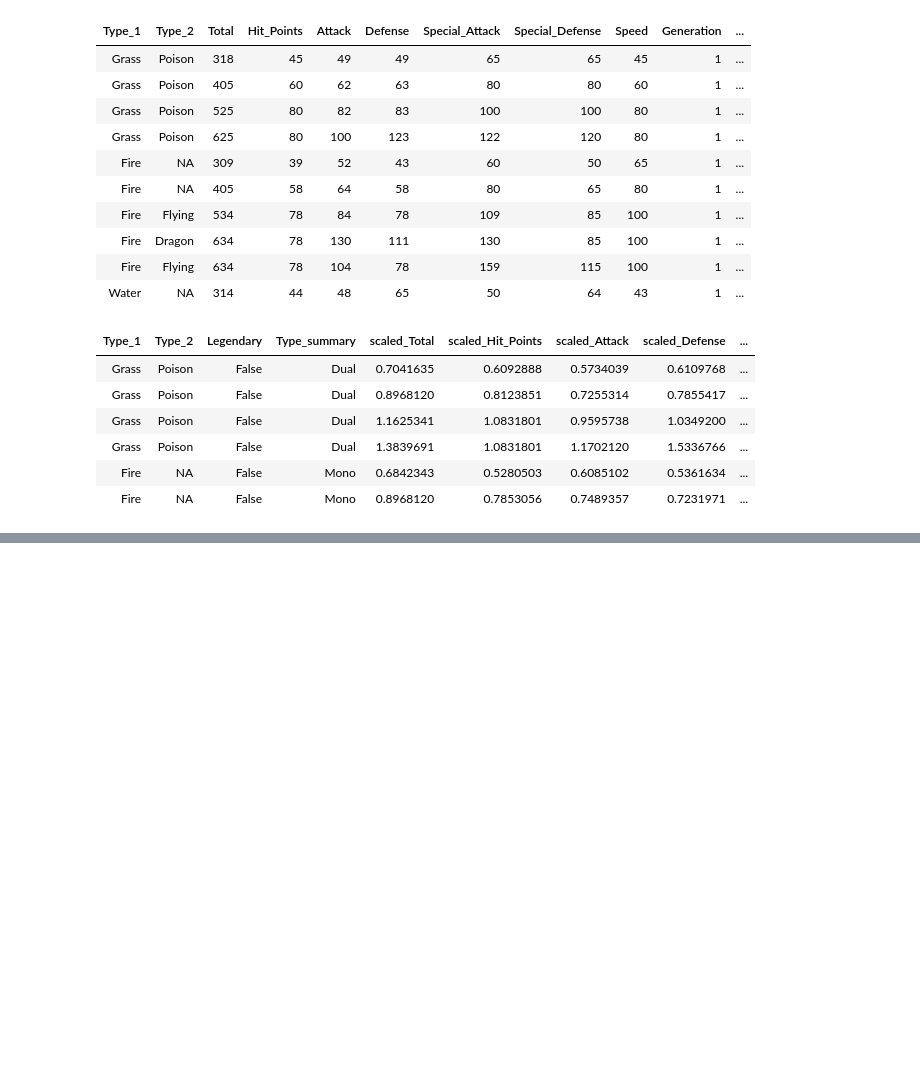
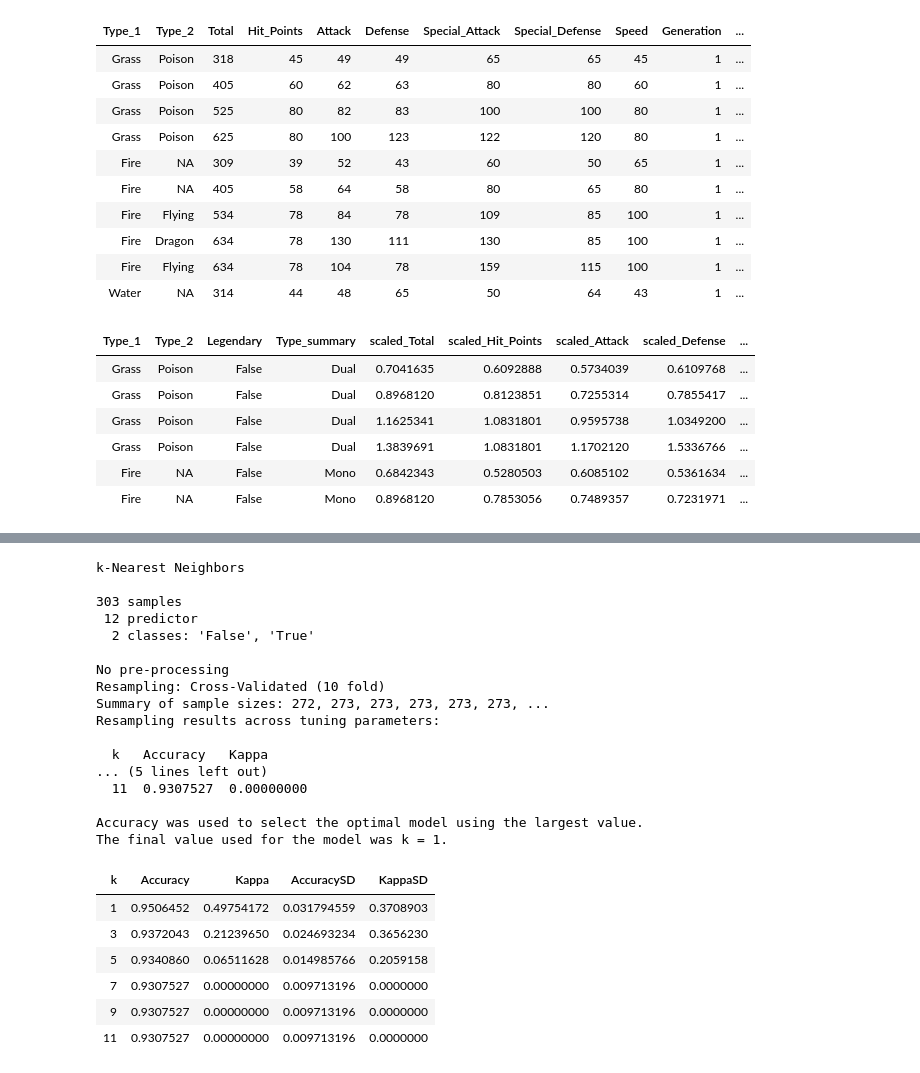
Before and after one commit to Towelat/DSCI--group-7, a Jupyter notebook: group_7_project.ipynb, the cells around one changed output, grey strips where cells are left out. Drawn from its saved outputs; the diff is of its cells as text; code cells hidden in the pictures; blank space fills up the shorter version.

```diff
--- a/group_7_project.ipynb
+++ b/group_7_project.ipynb
@@ -272,0 +306,41 @@ The final value used for the model was k = 10.
+# %%
+Y_status <- training_set %>% select(Legendary) %>% unlist()
+X_attributes <- training_set %>% select(scaled_Hit_Points, scaled_Attack, scaled_Defense,
+                                        scaled_Special_Attack, scaled_Special_Defense,
+                                        scaled_Speed, scaled_Gen_1, scaled_Gen_2, scaled_Gen_3,
+                                        scaled_Gen_4, scaled_Gen_5, scaled_Gen_6) %>% data.frame()
+
+k <- c(1,3,5,7,9,11)
+ks <- data.frame(k)
+
+train_control <- trainControl(method = "cv", number = 10)
+choose_k <- train(x = X_attributes, y = Y_status, method = 'knn', tuneGrid = ks, trControl = train_control)
+choose_k
+
+k_accuracies <- choose_k$results
+k_accuracies
+# %% [output]
+k-Nearest Neighbors
+
+303 samples
+ 12 predictor
+  2 classes: 'False', 'True'
+
+No pre-processing
+Resampling: Cross-Validated (10 fold)
+Summary of sample sizes: 272, 273, 273, 273, 273, 273, ...
+Resampling results across tuning parameters:
+
+  k   Accuracy   Kappa
+... (5 lines left out)
+  11  0.9307527  0.00000000
+
+Accuracy was used to select the optimal model using the largest value.
+The final value used for the model was k = 1.
+| k | Accuracy | Kappa | AccuracySD | KappaSD |
+| 1 | 0.9506452 | 0.49754172 | 0.031794559 | 0.3708903 |
+| 3 | 0.9372043 | 0.21239650 | 0.024693234 | 0.3656230 |
+| 5 | 0.9340860 | 0.06511628 | 0.014985766 | 0.2059158 |
+| 7 | 0.9307527 | 0.00000000 | 0.009713196 | 0.0000000 |
+| 9 | 0.9307527 | 0.00000000 | 0.009713196 | 0.0000000 |
+| 11 | 0.9307527 | 0.00000000 | 0.009713196 | 0.0000000 |
```
Also changed, not shown: parts of 12 cells of this notebook.
